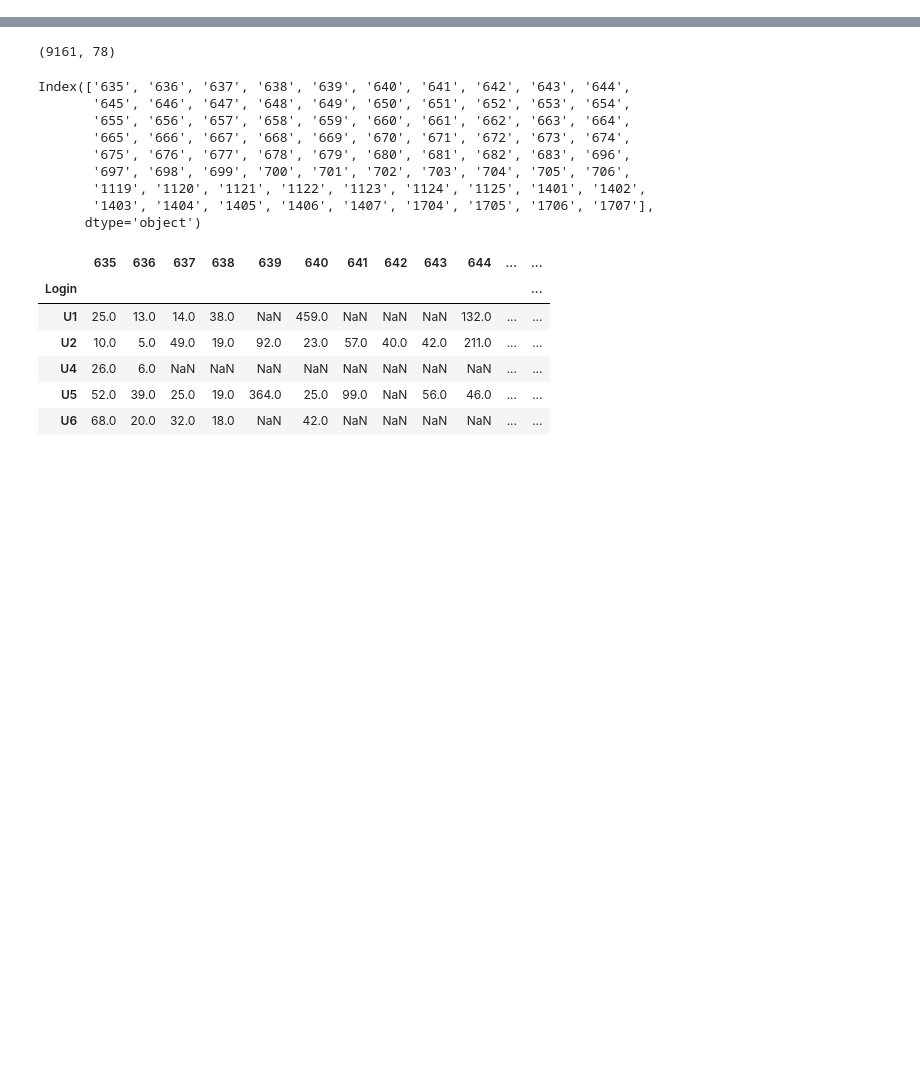
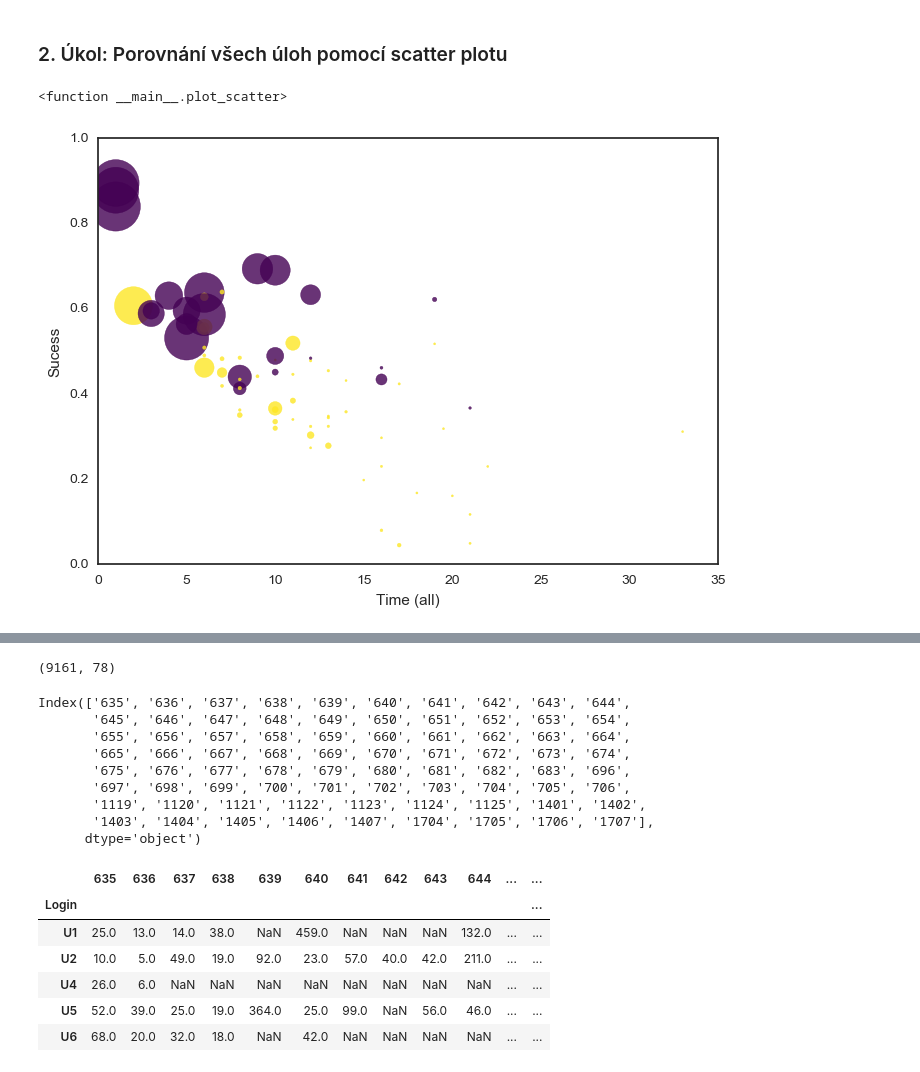
Before and after one commit to adaptive-learning/data-science-workshop, a Jupyter notebook: workshop.ipynb, the cells around one changed output, grey strips where cells are left out. Drawn from its saved outputs; the diff is of its cells as text; code cells hidden in the pictures; blank space fills up the shorter version.

```diff
--- a/workshop.ipynb
+++ b/workshop.ipynb
@@ -2,0 +68,23 @@ import pandas as pd
+# %%
+# dale si pripravime data tykajici jednotlivych uloh
+def _apply(group):
+    correct = group[group['solved']]
+    wrong = group[~group['solved']]
+    return pd.DataFrame([{
+        'success': group['solved'].mean(),
+        'time_all': group['time'].median(),
+        'time_correct': correct['time'].median(),
+        'time_wrong': wrong['time'].median(),
+        'users': len(group['user_id'].unique()),
+        'executions_all': group['execution'].median(),
+        'executions_correct': correct['execution'].median(),
+        'executions_wrong': wrong['execution'].median(),
+        'steps_all': group['steps'].mean(),
+        'steps_correct': correct['steps'].mean(),
+        'steps_wrong': wrong['steps'].mean(),
+        'recursion_all': group['max_recursion_depth'].median(),
+        'recursion_correct': correct['max_recursion_depth'].median(),
+        'recursion_wrong': wrong['max_recursion_depth'].median(),
+    }])
+problems = programs.groupby(['problem_id', 'problem_name']).apply(_apply).reset_index()
+problems.head()
@@ -2,0 +143,19 @@ import pandas as pd
+# %% [markdown]
+### 2. Úkol: Porovnání všech úloh pomocí scatter plotu
+# %%
+def plot_scatter(sample_size):
+    data = problems[problems['problem_name'].isin(random.sample(list(programs['problem_name'].unique()), sample_size))]
+    size = 2 + np.pi * (20 * data['users'] / data['users'].max()) ** 2
+    cmap = get_cmap('viridis')
+    plt.scatter(data['time_all'], data['success'], s=size, color=cmap(data['recursion_correct']), alpha=0.8)
+    plt.xlabel('Time (all)')
+    plt.ylabel('Sucess')
+    plt.ylim(0, 1)
+    plt.xlim(0, plt.xlim()[1])
+
+problem_count = len(programs['problem_id'].unique())
+sample_size = widgets.IntSlider(min=10, max=problem_count, value=problem_count, description='Velikost vzorku')
+widgets.interact(plot_scatter, sample_size=sample_size)
+# %% [output]
+<function __main__.plot_scatter>
+[figure, added]
```
Also changed, not shown: parts of 25 cells of this notebook.
